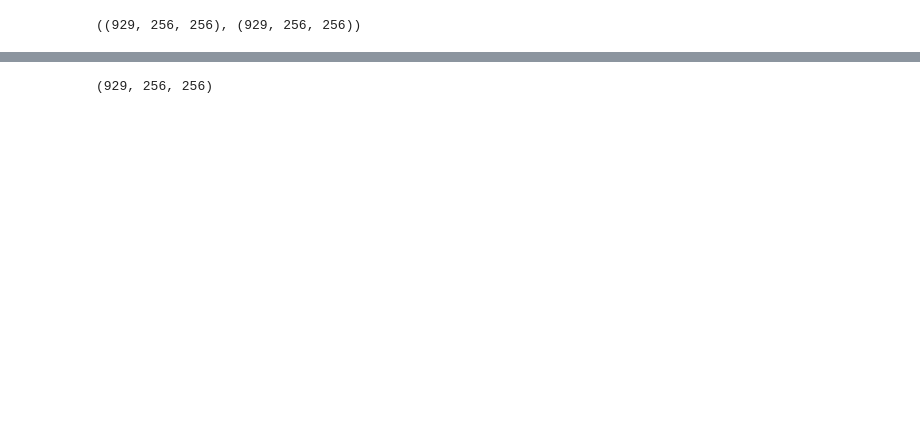
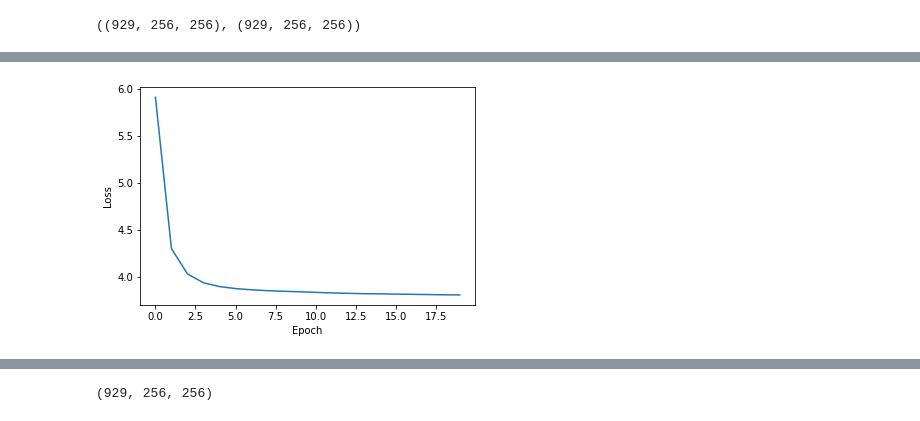
Before and after one commit to elizabethfeden/covid-tomography, a Jupyter notebook: first-network.ipynb, the cells around one changed output, grey strips where cells are left out. Saved outputs shown, nothing was run; the diff lists cells and outputs as text; code cells hidden in the pictures; blank space fills up the shorter version.

```diff
--- a/first-network.ipynb
+++ b/first-network.ipynb
@@ -200,3 +216,7 @@ Epoch 19, loss 3.8073409497737885
+# %%
+helpers.plot_loss(model)
+# %% [output]
+[figure, added]
 # %%
 model.test(test, 'accuracy')
 # %% [output]
```
Also changed, not shown: parts of 34 cells of this notebook, 1 other file.
